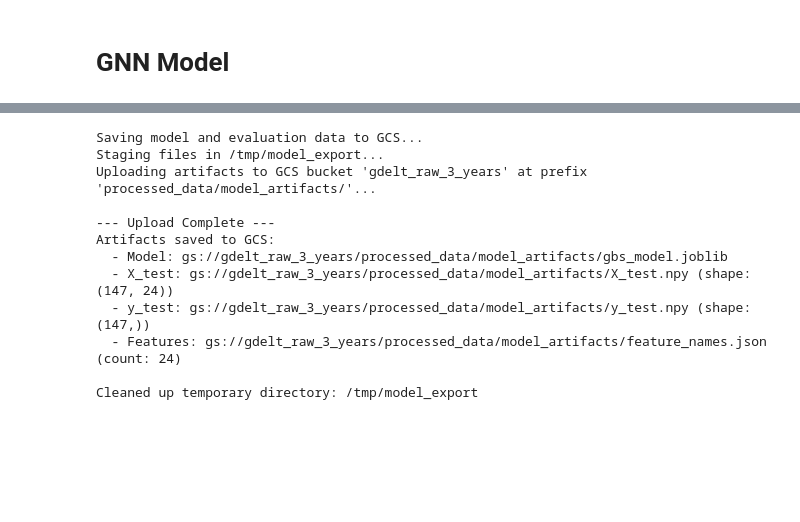
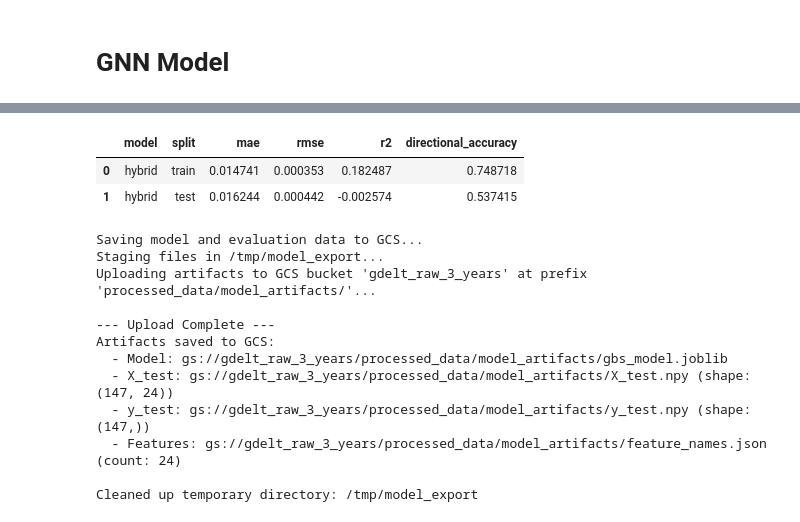
Before and after one commit to fishee82oo/nfs-oil-price-prediction, a Jupyter notebook: GDELT_Model_Training.ipynb, the cells around one changed output, grey strips where cells are left out. Saved outputs shown, nothing was run; the diff lists cells and outputs as text; code cells hidden in the pictures; blank space fills up the shorter version.

```diff
--- a/GDELT_Model_Training.ipynb
+++ b/GDELT_Model_Training.ipynb
@@ -150,7 +169,10 @@ feature_cols = [c for c in df.columns if c not in ["country","date","node_id","c
 feature_cols = [c for c in feature_cols if df[c].dtype != "object" or c.startswith("theme_")]
 node_features = df[["node_id","country","country_iso3","date","wti_price","brent_price","wti_delta_next","wti_ret_next"] + [c for c in df.columns if c in feature_cols]]
 node_features = node_features.loc[:, ~node_features.columns.duplicated()]
+node_features = node_features.merge(price_lag_features, left_on='date', right_index=True, how='left')
 node_features = node_features.fillna(0)
+
+feature_cols = list(dict.fromkeys(feature_cols + lag_feature_cols))
 
 out_dir_local = "/tmp/graph_export"
 os.makedirs(out_dir_local, exist_ok=True)
@@ -274,5 +293,6 @@ best_model = grid_search.best_estimator_
 # %%
-y_pred = best_model.predict(X_test)
+model = grid_search.best_estimator_
+y_pred = model.predict(X_test)
 metrics = {
     'MAE': mean_absolute_error(y_test, y_pred),
     'RMSE': mean_squared_error(y_test, y_pred),
@@ -321,6 +346,8 @@ for col in node_features.columns:
         if node_features[col].dtype != 'object':
             market_indicator_candidates.append(col)
 market_indicator_cols = ['wti_price','brent_price'] + sorted(dict.fromkeys(market_indicator_candidates))
+engineered_feature_cols = [c for c in lag_feature_cols if c in node_features.columns]
+engineered_feature_cols = sorted(dict.fromkeys(engineered_feature_cols))
 # %%
 @dataclass
 class GraphSnapshot:
@@ -592,13 +804,11 @@ def train_gnn_lgbm_pipeline(node_features: pd.DataFrame, static_edges_df: pd.Dat
 # %%
-pipeline_results = train_gnn_lgbm_pipeline(
+pipeline_results = run_modeling_pipeline(
     node_features=node_features,
     static_edges_df=static_edges_df,
     dyn_edges_df=dyn_edges_df,
     price_by_date=price_by_date,
     lookback_hours=24,
-    test_fraction=0.2
+    test_fraction=0.2,
+    gnn_params={'epochs': 150, 'hidden_dim': 64, 'embedding_dim': 32, 'learning_rate': 1e-3}
 )
-
-metrics_table = pd.DataFrame([pipeline_results['metrics']])
-metrics_table
 # %% [output]
@@ -607,3 +832,32 @@ metrics_table
+# %%
+metrics_records = []
+missing_models = []
+for model_name in ['hybrid']:
+    stage_result = pipeline_results.get(model_name)
+    if not stage_result:
+        missing_models.append(model_name)
+        continue
+    metrics = stage_result.get('metrics')
+    if not isinstance(metrics, dict):
+        raise ValueError(f"Metrics for '{model_name}' stage are unavailable.")
+    for split_name, metric_values in metrics.items():
+        if not isinstance(metric_values, dict):
+            continue
+        record = {'model': model_name, 'split': split_name}
+        record.update(metric_values)
+        metrics_records.append(record)
+
+if missing_models:
+    raise ValueError(
+        'No results were produced for the following stages: ' + ', '.join(missing_models) + '. Check earlier logs for training errors.'
+    )
+
+metrics_table = pd.DataFrame(metrics_records)
+metrics_table
+# %% [output]
+|  | model | split | mae | rmse | r2 | directional_accuracy |
+| 0 | hybrid | train | 0.014741 | 0.000353 | 0.182487 | 0.748718 |
+| 1 | hybrid | test | 0.016244 | 0.000442 | -0.002574 | 0.537415 |
 # %%
 # --- CELL TO SAVE MODEL ARTIFACTS TO GCS ---
 
```
Also changed, not shown: parts of 15 cells of this notebook.
